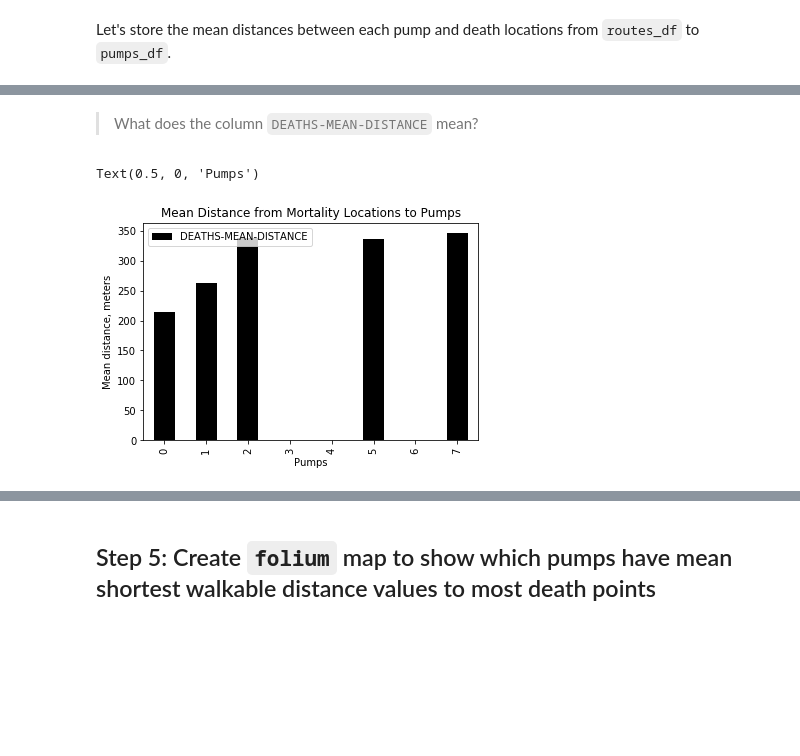
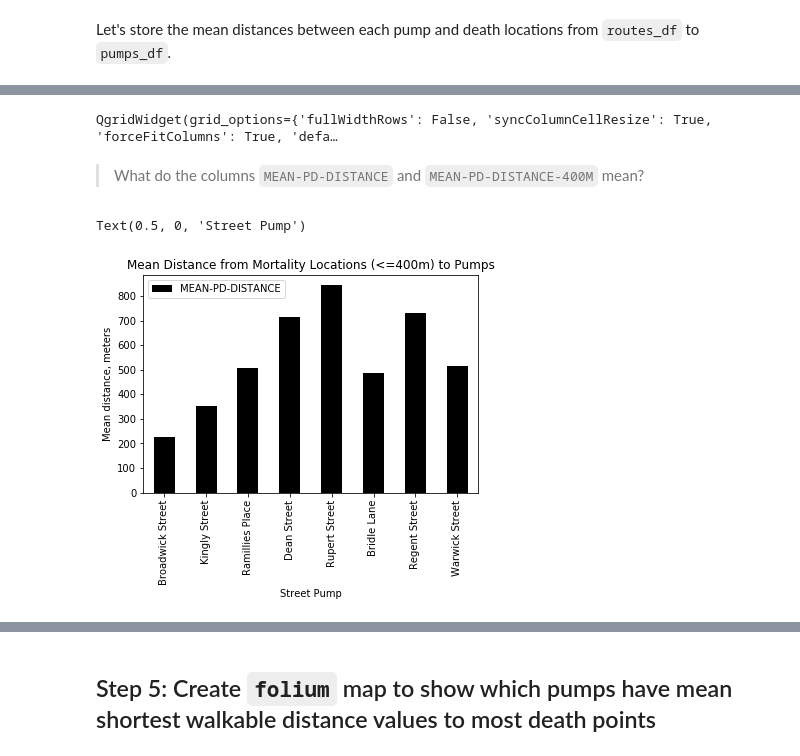
Before and after one commit to PHI-Case-Studies/1854-Cholera-Outbreak-London-Advanced-1, a Jupyter notebook: NB04-Cholera-Case-Study-OpenStreetMaps-Networkx-Part-2.ipynb, the cells around one changed output, grey strips where cells are left out. Drawn from its saved outputs; the diff is of its cells as text; code cells hidden in the pictures; blank space fills up the shorter version.

```diff
--- a/NB04-Cholera-Case-Study-OpenStreetMaps-Networkx-Part-2.ipynb
+++ b/NB04-Cholera-Case-Study-OpenStreetMaps-Networkx-Part-2.ipynb
@@ -358,5 +337,5 @@ By this time we have obtained three sets of distance values, `d1`, `d2` and `d3`
 # %% [markdown]
 Using the last histogram above, let's assume that the residents of Soho district would be willing to walk 400 meters to fetch water from each pump by setting a filter of 400 meters or less as "walkable". Let's create a new dataframe, `routes400m_df`, containing node-to-node distance values <= 400 meters.
 # %%
-routes400m_df = routes_df[routes_df['PD_DISTANCE']<400]
+routes400m_df = routes_df[routes_df['PD_DISTANCE']<=400]
 # %% [markdown]
@@ -447,7 +422,0 @@ pumps_df.head()
-# %%
-for row in pumps_df.iterrows():
-    mean_distance = \
-        routes400m_df.loc[routes_df['PNODE'] == row[1]['NODE']]['PD_DISTANCE'].mean()
-    pumps_df.at[row[0], 'DEATHS-MEAN-DISTANCE'] = mean_distance
-    print("Pump "+str(row[0])+":\n ","Node ID: ", row[1]['NODE']\
-          ,"\n","Mean Distance: ", mean_distance, "meters")
@@ -485,0 +427,17 @@ pumps_df
+# %%
+for index, row in pumps_df.iterrows():
+    print(row)
+    pump_death_distance_400m = routes400m_df.loc[(routes400m_df['PNODE'] == row['NODE'])].PD_DISTANCE
+    pump_death_distance = routes_df.loc[(routes_df['PNODE'] == row['NODE'])].PD_DISTANCE
+    mean_distance_400m = \
+        pump_death_distance_400m.mean()
+    mean_distance = \
+        pump_death_distance.mean()
+    print('DISTANCE LIST 400m:', pump_death_distance_400m.to_list())
+    print('=========MEAN DISTANCE 400m:', mean_distance_400m)
+    print('DISTANCE LIST:', pump_death_distance.to_list())
+    print('=========MEAN DISTANCE:', mean_distance_400m)
+    pumps_df.loc[index, 'MEAN-PD-DISTANCE-400M'] = mean_distance_400m
+    pumps_df.loc[index, 'MEAN-PD-DISTANCE'] = mean_distance
+    #print("Pump "+str(row[0])+":\n ","Node ID: ", row[1]['NODE']\
+    #      ,"\n","Mean Distance: ", mean_distance, "meters")
@@ -486,10 +462,14 @@ pumps_df
+# %%
+pumps_df
+# %% [output]
+QgridWidget(grid_options={'fullWidthRows': False, 'syncColumnCellResize': True, 'forceFitColumns': True, 'defa…
 # %% [markdown]
-> What does the column `DEATHS-MEAN-DISTANCE` mean?
+> What do the columns `MEAN-PD-DISTANCE` and `MEAN-PD-DISTANCE-400M` mean?
 # %%
-ax = pumps_df.plot.bar(y='DEATHS-MEAN-DISTANCE', color='k')
-ax.set_title('Mean Distance from Mortality Locations to Pumps')
+ax = pumps_df.plot.bar(y='MEAN-PD-DISTANCE', x='Street',color='k')
+ax.set_title('Mean Distance from Mortality Locations (<=400m) to Pumps')
 ax.set_ylabel('Mean distance, meters')
-ax.set_xlabel('Pumps')
+ax.set_xlabel('Street Pump')
 # %% [output]
-Text(0.5, 0, 'Pumps')
+Text(0.5, 0, 'Street Pump')
-[figure, old version]
+[figure, new version]
```
Also changed, not shown: parts of 48 cells of this notebook, 2 other files.
